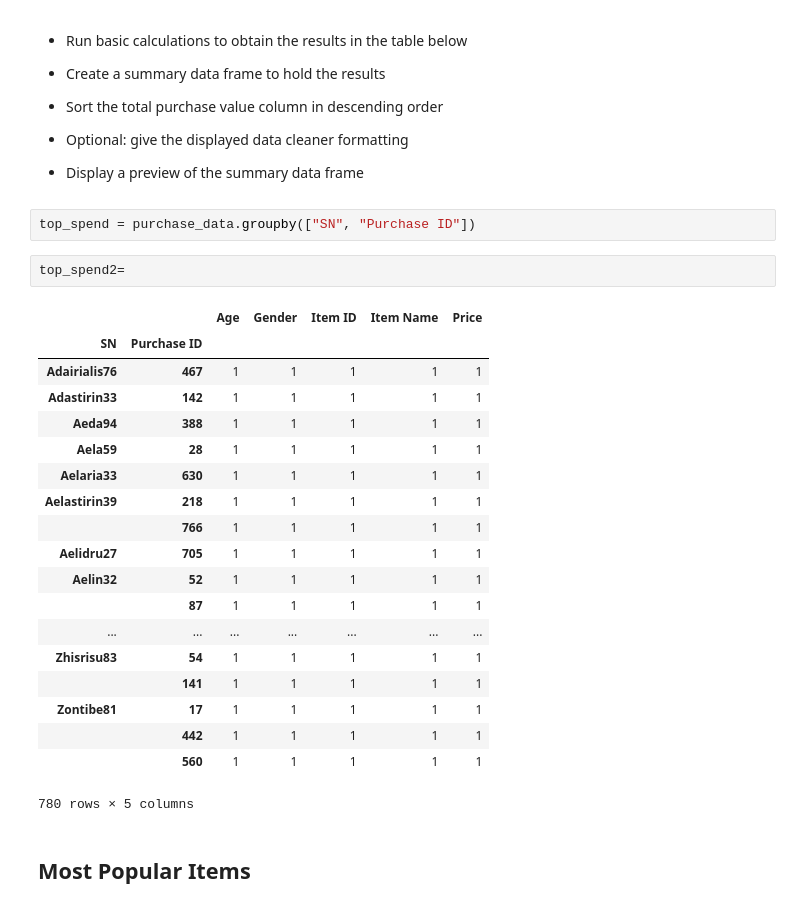
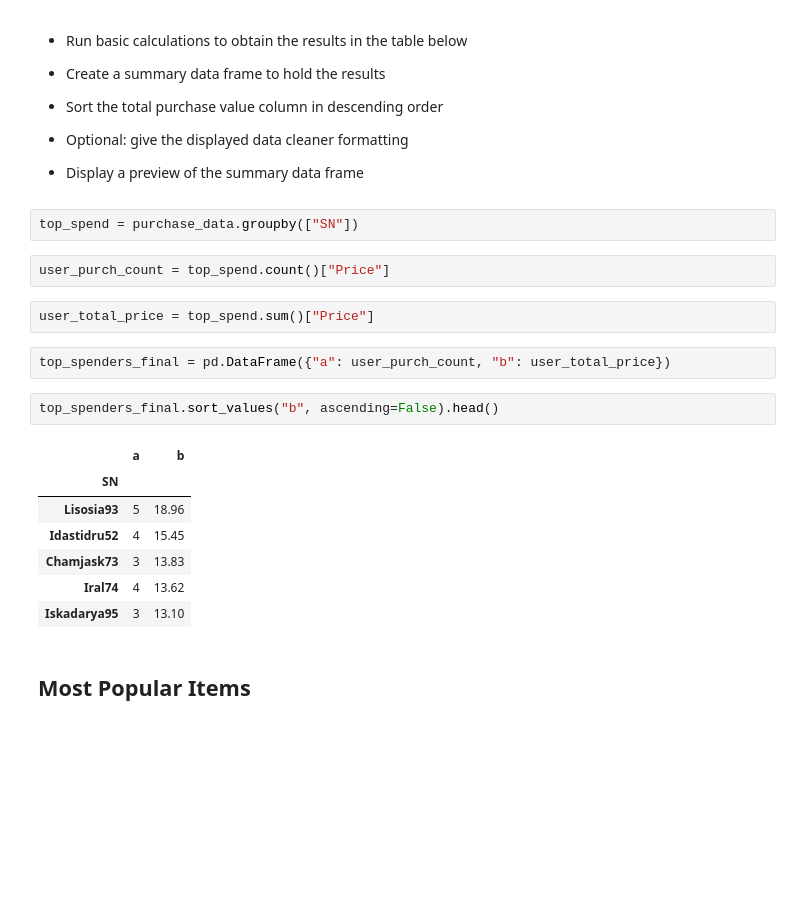
Before and after one commit to jburrkellam/Homework-2, a Jupyter notebook: HeroesOfPymoli_starter_jburr.ipynb, the cells around one changed output. Saved outputs shown, nothing was run; the diff lists cells and outputs as text; blank space fills up the shorter version.

```diff
--- a/HeroesOfPymoli_starter_jburr.ipynb
+++ b/HeroesOfPymoli_starter_jburr.ipynb
@@ -401,29 +420,23 @@ age_df2
 
 * Display a preview of the summary data frame
 # %%
-top_spend = purchase_data.groupby(["SN", "Purchase ID"])
+top_spend = purchase_data.groupby(["SN"])
-# %%
-top_spend2=
-# %% [output]
-|  |  | Age | Gender | Item ID | Item Name | Price |
-| SN | Purchase ID |  |  |  |  |  |
-| Adairialis76 | 467 | 1 | 1 | 1 | 1 | 1 |
-| Adastirin33 | 142 | 1 | 1 | 1 | 1 | 1 |
-| Aeda94 | 388 | 1 | 1 | 1 | 1 | 1 |
-| Aela59 | 28 | 1 | 1 | 1 | 1 | 1 |
-| Aelaria33 | 630 | 1 | 1 | 1 | 1 | 1 |
-| Aelastirin39 | 218 | 1 | 1 | 1 | 1 | 1 |
-|  | 766 | 1 | 1 | 1 | 1 | 1 |
-| Aelidru27 | 705 | 1 | 1 | 1 | 1 | 1 |
-| Aelin32 | 52 | 1 | 1 | 1 | 1 | 1 |
-|  | 87 | 1 | 1 | 1 | 1 | 1 |
-| ... | ... | ... | ... | ... | ... | ... |
-| Zhisrisu83 | 54 | 1 | 1 | 1 | 1 | 1 |
-|  | 141 | 1 | 1 | 1 | 1 | 1 |
-| Zontibe81 | 17 | 1 | 1 | 1 | 1 | 1 |
-|  | 442 | 1 | 1 | 1 | 1 | 1 |
-|  | 560 | 1 | 1 | 1 | 1 | 1 |
-780 rows × 5 columns
+# %%
+user_purch_count = top_spend.count()["Price"]
+# %%
+user_total_price = top_spend.sum()["Price"]
+# %%
+top_spenders_final = pd.DataFrame({"a": user_purch_count, "b": user_total_price})
+# %%
+top_spenders_final.sort_values("b", ascending=False).head()
+# %% [output]
+|  | a | b |
+| SN |  |  |
+| Lisosia93 | 5 | 18.96 |
+| Idastidru52 | 4 | 15.45 |
+| Chamjask73 | 3 | 13.83 |
+| Iral74 | 4 | 13.62 |
+| Iskadarya95 | 3 | 13.10 |
 # %% [markdown]
 ## Most Popular Items
 # %% [markdown]
```
Also changed, not shown: parts of 21 cells of this notebook.
